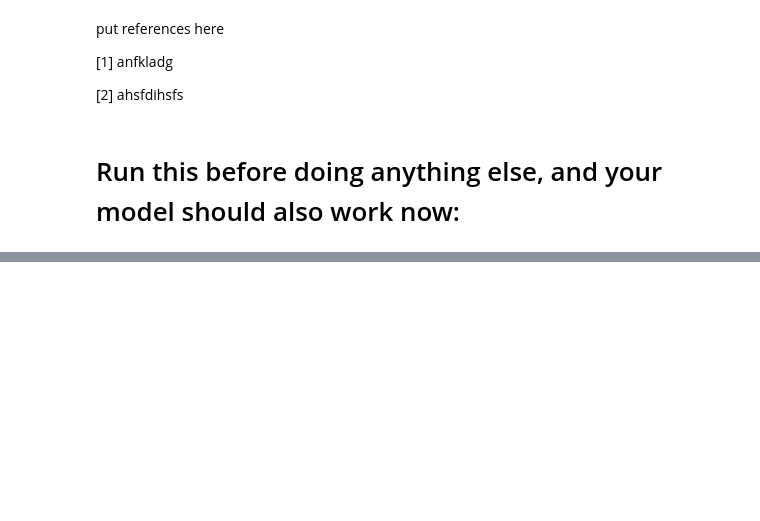
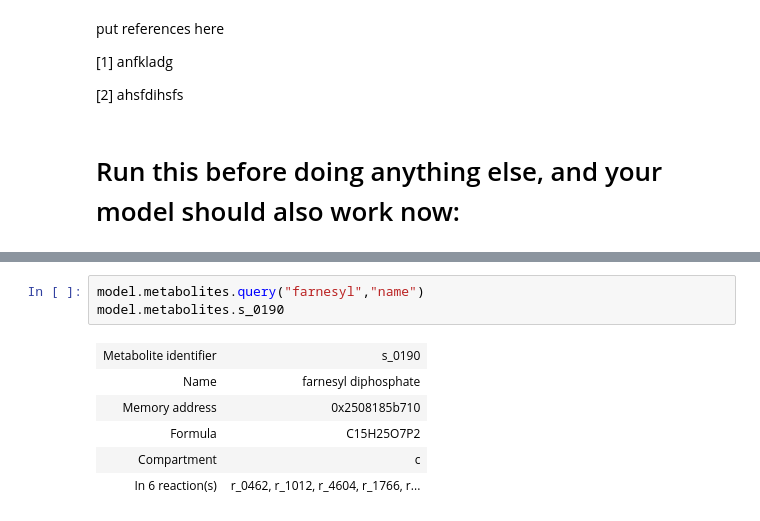
Before and after one commit to 27410/group-assingment-team-4, a Jupyter notebook: yeast-GEM-8.7.0/Report.ipynb, the cells around one changed output, grey strips where cells are left out. Drawn from its saved outputs; the diff is of its cells as text; blank space fills up the shorter version.

```diff
--- a/yeast-GEM-8.7.0/Report.ipynb
+++ b/yeast-GEM-8.7.0/Report.ipynb
@@ -114,0 +163,10 @@ model
+# %%
+model.metabolites.query("farnesyl","name")
+model.metabolites.s_0190
+# %% [output]
+| Metabolite identifier | s_0190 |
+| Name | farnesyl diphosphate |
+| Memory address | 0x2508185b710 |
+| Formula | C15H25O7P2 |
+| Compartment | c |
+| In 6 reaction(s) | r_0462, r_1012, r_4604, r_1766, r... |
```
Also changed, not shown: parts of 20 cells of this notebook, 1 other file.
